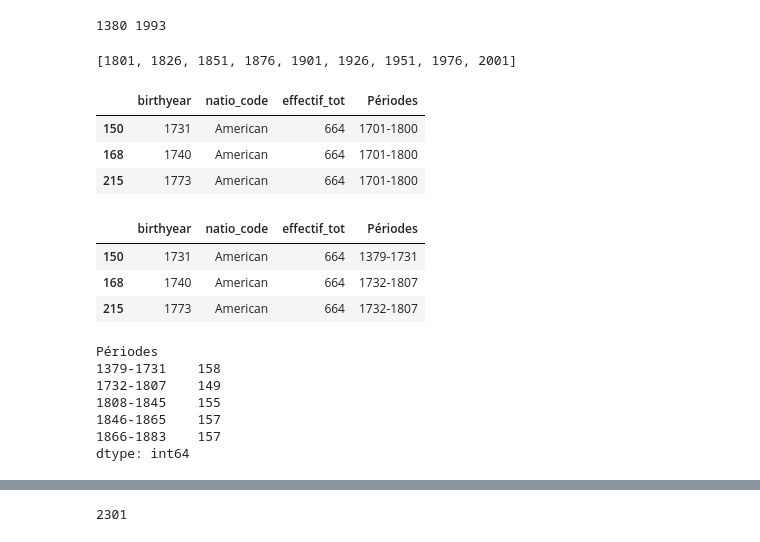
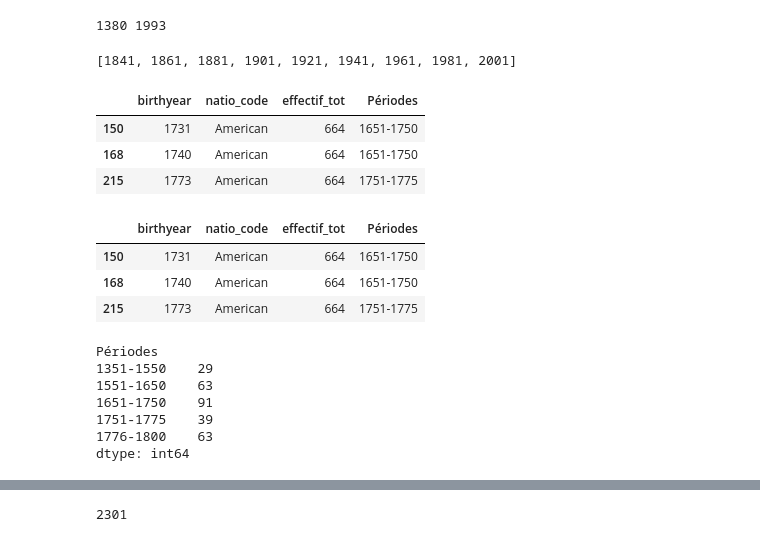
Before and after one commit to Chiodo53/astronomers, a Jupyter notebook: notebooks_jupyter/dbpedia_exploration/dpb_countries_births.ipynb, the cells around one changed output, grey strips where cells are left out. Saved outputs shown, nothing was run; the diff lists cells and outputs as text; code cells hidden in the pictures.

```diff
--- a/notebooks_jupyter/dbpedia_exploration/dpb_countries_births.ipynb
+++ b/notebooks_jupyter/dbpedia_exploration/dpb_countries_births.ipynb
@@ -153,13 +155,13 @@ print(min(c_df.birthyear), max(c_df.birthyear))
 ### Créer une liste d'années pour séparer en périodes de 25 ans
 # noter que la dernière année sera exclue,
 # elle donc doit être supérieure à la valeur maximale
-l_25 = list(range(1801, 2002, 25))
-print(l_25)
+l_20 = list(range(1841, 2002, 20))
+print(l_20)
 # %% [output]
-[1801, 1826, 1851, 1876, 1901, 1926, 1951, 1976, 2001]
+[1841, 1861, 1881, 1901, 1921, 1941, 1961, 1981, 2001]
 # %%
 ## Adapt values in relation to the time
-l_years = [1351, 1501, 1601, 1701, 1801, 1826, 1851, 1876, 1901, 1926, 1951, 1976, 2001]
+l_years = [1351, 1551, 1651, 1751, 1776, 1801, 1826, 1841, 1861, 1881, 1901, 1921, 1941, 1961, 1981, 2001]
 # %%
 ### fonction pd.cut
 # This separation of periods isn't finegraded enough to make phenomena visible
@@ -174,39 +176,39 @@ c_df['Périodes'] = c_df['Périodes'].apply(lambda x : str(int(x.left))+'-'+ str
 c_df.head(3)
 # %% [output]
 |  | birthyear | natio_code | effectif_tot | Périodes |
-| 150 | 1731 | American | 664 | 1701-1800 |
-| 168 | 1740 | American | 664 | 1701-1800 |
-| 215 | 1773 | American | 664 | 1701-1800 |
+| 150 | 1731 | American | 664 | 1651-1750 |
+| 168 | 1740 | American | 664 | 1651-1750 |
+| 215 | 1773 | American | 664 | 1751-1775 |
 # %%
 ### fonction pd.qcut
 # cuts the timeline in 10 periods with similar frequency of births, making them comparable
 
 ## test with 15 or 20 periods to see the difference
 
-c_df['Périodes'] = pd.qcut(c_df.birthyear, q=15)
+#c_df['Périodes'] = pd.qcut(c_df.birthyear, q=15)
 
 ### Transformer le code ajouté pour qu'il soit plus lisible
 # noter qu'on a arrondi les valeurs
-c_df['Périodes'] = c_df['Périodes'].apply(lambda x : str(int(x.left))+'-'+ str(int(x.right)-1))
+#c_df['Périodes'] = c_df['Périodes'].apply(lambda x : str(int(x.left))+'-'+ str(int(x.right)-1))
 
 # Inspection
 c_df.head(3)
 # %% [output]
 |  | birthyear | natio_code | effectif_tot | Périodes |
-| 150 | 1731 | American | 664 | 1379-1731 |
-| 168 | 1740 | American | 664 | 1732-1807 |
-| 215 | 1773 | American | 664 | 1732-1807 |
+| 150 | 1731 | American | 664 | 1651-1750 |
+| 168 | 1740 | American | 664 | 1651-1750 |
+| 215 | 1773 | American | 664 | 1751-1775 |
 # %%
 ### group and count births
 cdfp = c_df[['Périodes']].groupby(by='Périodes', observed=False).size()
 cdfp.head()
 # %% [output]
 Périodes
-1379-1731    158
-1732-1807    149
-1808-1845    155
-1846-1865    157
-1866-1883    157
+1351-1550    29
+1551-1650    63
+1651-1750    91
+1751-1775    39
+1776-1800    63
 dtype: int64
 # %%
 ### group and count births
```
Also changed, not shown: parts of 11 cells of this notebook, 3 other files.
